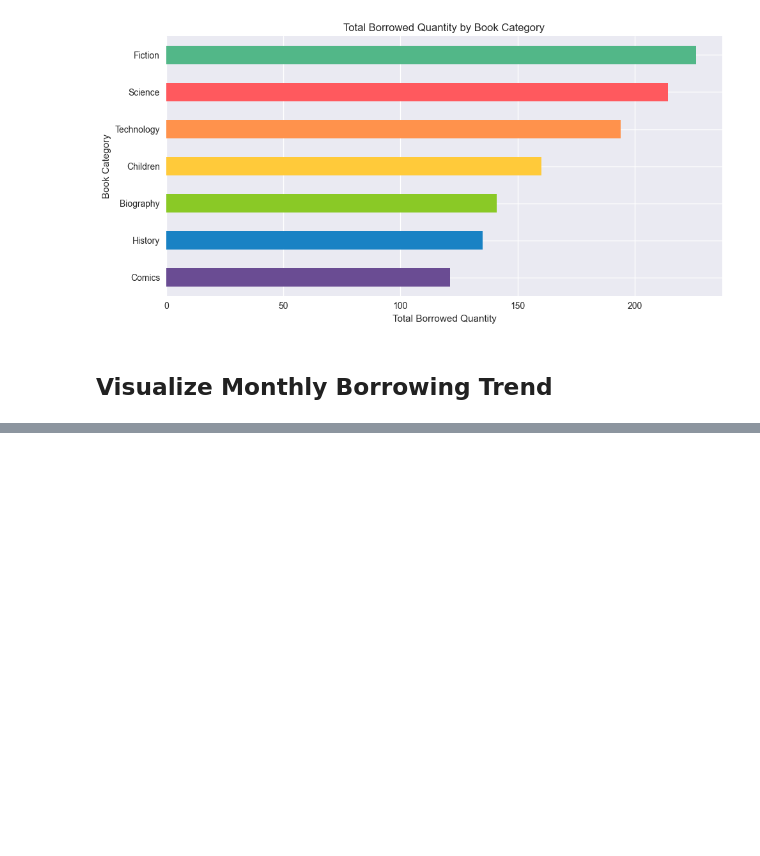
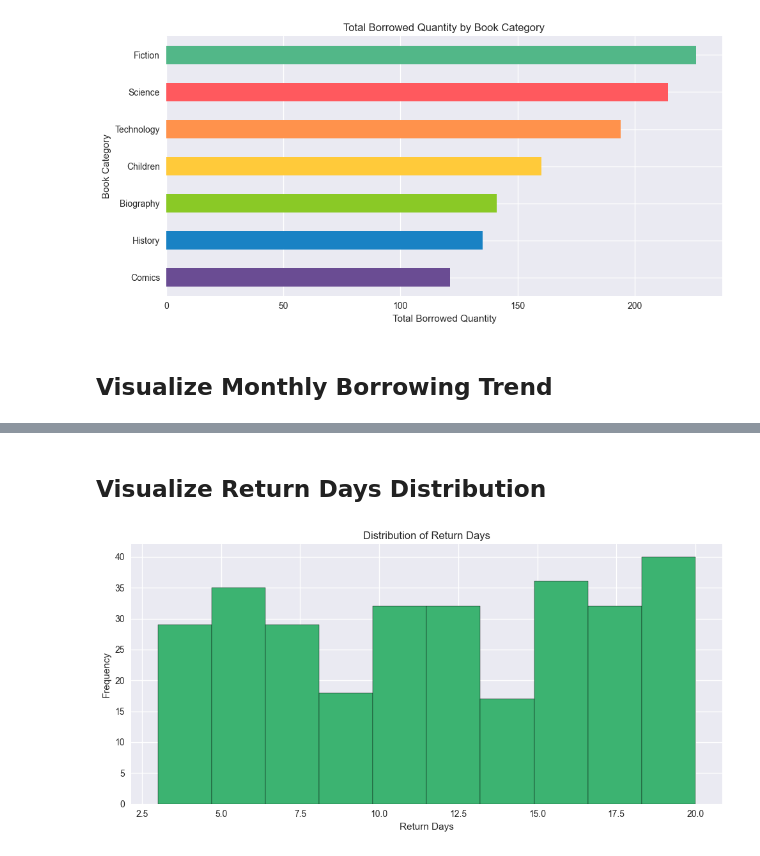
Before and after one commit to bshikder/Library_Book_Borrowing_Analyzer, a Jupyter notebook: Librery_Book_Borrowing_Analyzer.ipynb, the cells around one changed output, grey strips where cells are left out. Cells and saved outputs as stored; diff of their text form; code cells hidden in the pictures; blank space fills up the shorter version.

```diff
--- a/Librery_Book_Borrowing_Analyzer.ipynb
+++ b/Librery_Book_Borrowing_Analyzer.ipynb
@@ -194,0 +221,13 @@ plt.show()
+# %% [markdown]
+## Visualize Return Days Distribution
+# %%
+# Histogram of return days
+plt.figure(figsize=(10, 5))
+plt.hist(borrowing_data['Return Days'], bins=10, color='mediumseagreen', edgecolor='black')
+plt.title('Distribution of Return Days')
+plt.xlabel('Return Days')
+plt.ylabel('Frequency')
+plt.tight_layout()
+plt.show()
+# %% [output]
+[figure, added]
```
Also changed, not shown: parts of 11 cells of this notebook.
